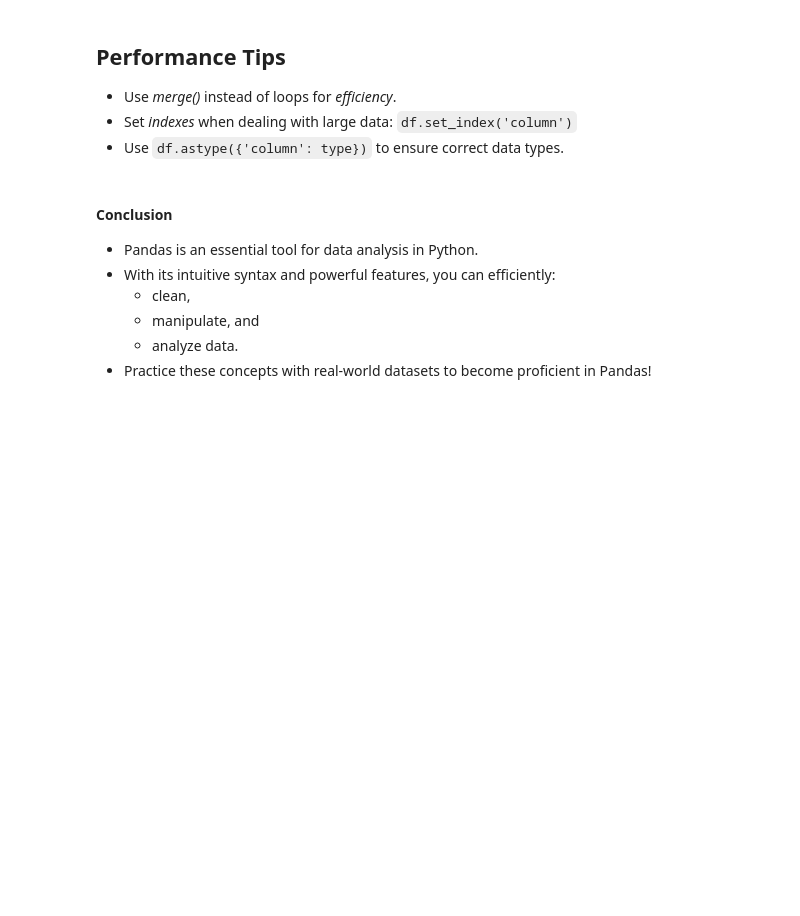
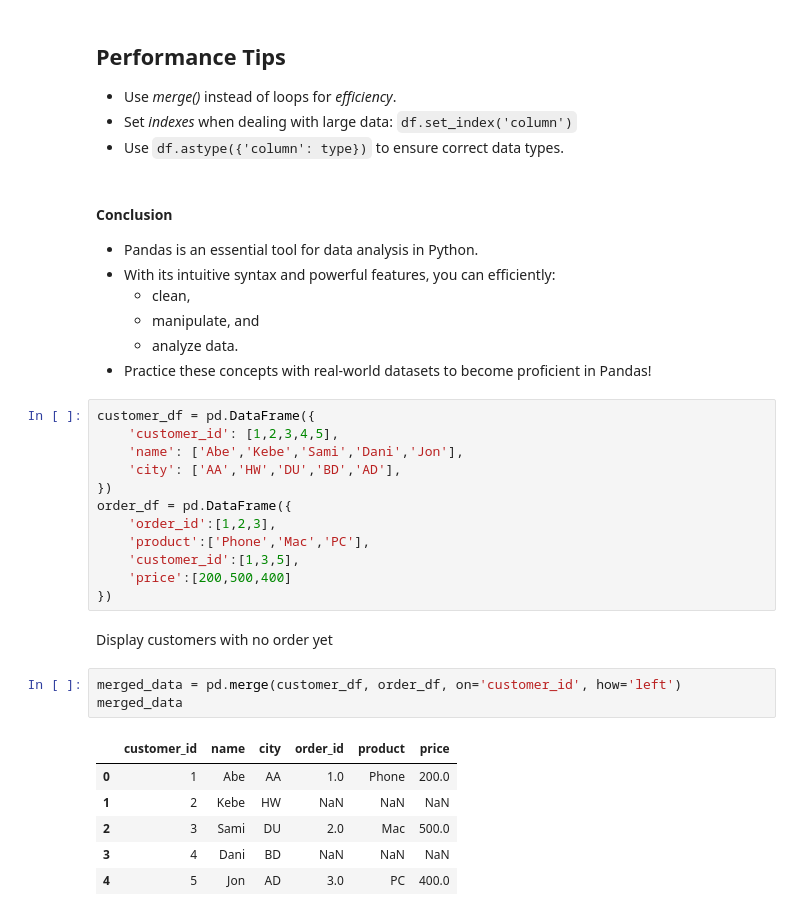
Before and after one commit to ake369/python_tutorial, a Jupyter notebook: notebooks/pandas.ipynb, the cells around one changed output. Cells and saved outputs as stored; diff of their text form; blank space fills up the shorter version.

```diff
--- a/notebooks/pandas.ipynb
+++ b/notebooks/pandas.ipynb
@@ -1342,3 +1348,27 @@ Key Takeaways
   * manipulate, and
   * analyze data.
 - Practice these concepts with real-world datasets to become proficient in Pandas!
+# %%
+customer_df = pd.DataFrame({
+    'customer_id': [1,2,3,4,5],
+    'name': ['Abe','Kebe','Sami','Dani','Jon'],
+    'city': ['AA','HW','DU','BD','AD'],
+})
+order_df = pd.DataFrame({
+    'order_id':[1,2,3],
+    'product':['Phone','Mac','PC'],
+    'customer_id':[1,3,5],
+    'price':[200,500,400]
+})
+# %% [markdown]
+Display customers with no order yet
+# %%
+merged_data = pd.merge(customer_df, order_df, on='customer_id', how='left')
+merged_data
+# %% [output]
+|  | customer_id | name | city | order_id | product | price |
+| 0 | 1 | Abe | AA | 1.0 | Phone | 200.0 |
+| 1 | 2 | Kebe | HW | NaN | NaN | NaN |
+| 2 | 3 | Sami | DU | 2.0 | Mac | 500.0 |
+| 3 | 4 | Dani | BD | NaN | NaN | NaN |
+| 4 | 5 | Jon | AD | 3.0 | PC | 400.0 |
```
Also changed, not shown: parts of 24 cells of this notebook.
